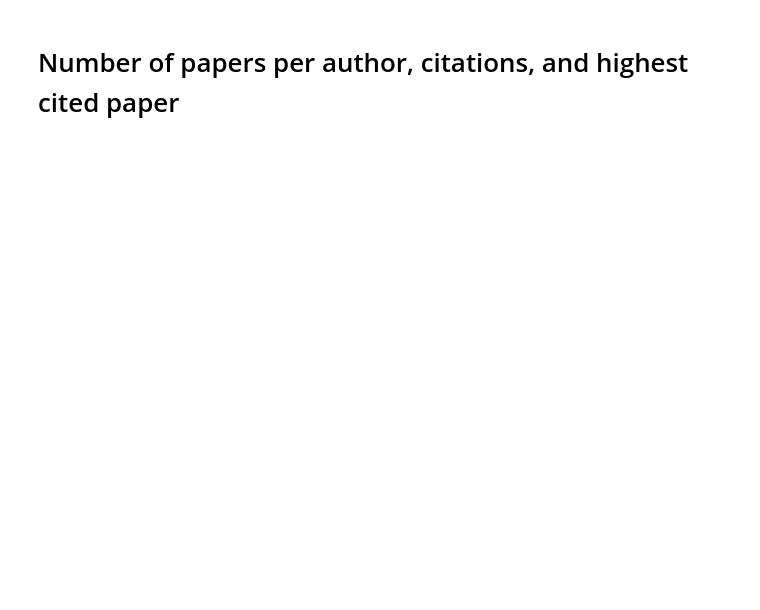
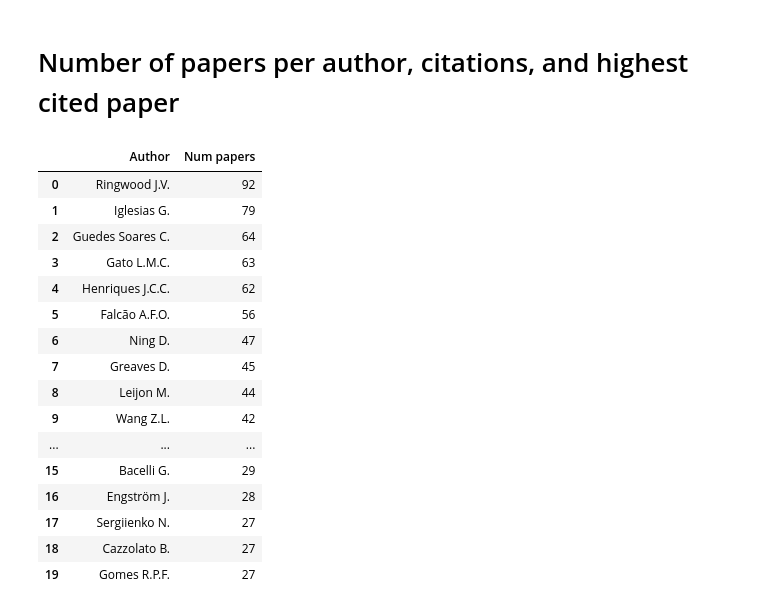
Before and after one commit to joaochenriques/PAS_STATS, a Jupyter notebook: PAS_STATS_V02.ipynb, the cells around one changed output. Cells and saved outputs as stored; diff of their text form; code cells hidden in the pictures; blank space fills up the shorter version.

```diff
--- a/PAS_STATS_V02.ipynb
+++ b/PAS_STATS_V02.ipynb
@@ -105,7 +105,16 @@ sorted_country_frac_rank = { k: v for k, v in sorted( countries_frac_dic.items()
 
 print( "Number of valid papers: ", int(total_valid_papers) )
 
+df_country_name_lst = []
+df_country_num_lst = []
+
+df_country_dic = {
+        "Country": df_country_name_lst,
+        "Num papers": df_country_num_lst
+}
+
 for n, ( name, num ) in enumerate( sorted_country_frac_rank.items() ):
-    if n >= 10:
-        break
-    print( n+1, name, int(num) )
+    df_country_name_lst.append( name )
+    df_country_num_lst.append( int(num) )
+
+pd.DataFrame( df_country_dic ).head(10)
@@ -143,8 +165,37 @@ for n, ( authors, authors_ID, citations, DOI, stage ) in enumerate( zip( authors
                 papers_dic[ID] = data( author, 1, int(citations), int(citations), DOI )
 # %%
 sorted_papers_dic = { k: v for k, v in sorted( papers_dic.items(), key=lambda item: item[1].num_papers, reverse=True ) }
-for n, author_data in enumerate( sorted_papers_dic.values() ):
-    if author_data.num_papers >= 25:
-        print( n+1, author_data.name, author_data.num_papers )
+
+df_authors_name_lst = []
+df_authors_num_lst = []
+
+df_authors_dic = {
+        "Author": df_authors_name_lst,
+        "Num papers": df_authors_num_lst
+}
+
+for n, dt in enumerate( sorted_papers_dic.values() ):
+    df_authors_name_lst.append( dt.name )
+    df_authors_num_lst.append( dt.num_papers )
+
+pd.DataFrame( df_authors_dic ).head(20)
+# %% [output]
+|  | Author | Num papers |
+| 0 | Ringwood J.V. | 92 |
+| 1 | Iglesias G. | 79 |
+| 2 | Guedes Soares C. | 64 |
+| 3 | Gato L.M.C. | 63 |
+| 4 | Henriques J.C.C. | 62 |
+| 5 | Falcão A.F.O. | 56 |
+| 6 | Ning D. | 47 |
+| 7 | Greaves D. | 45 |
+| 8 | Leijon M. | 44 |
+| 9 | Wang Z.L. | 42 |
+| ... | ... | ... |
+| 15 | Bacelli G. | 29 |
+| 16 | Engström J. | 28 |
+| 17 | Sergiienko N. | 27 |
+| 18 | Cazzolato B. | 27 |
+| 19 | Gomes R.P.F. | 27 |
 # %%
 sorted_citations_dic = { k: v for k, v in sorted( papers_dic.items(), key=lambda item: item[1].citations, reverse=True ) }
```
Also changed, not shown: parts of 3 cells of this notebook.
